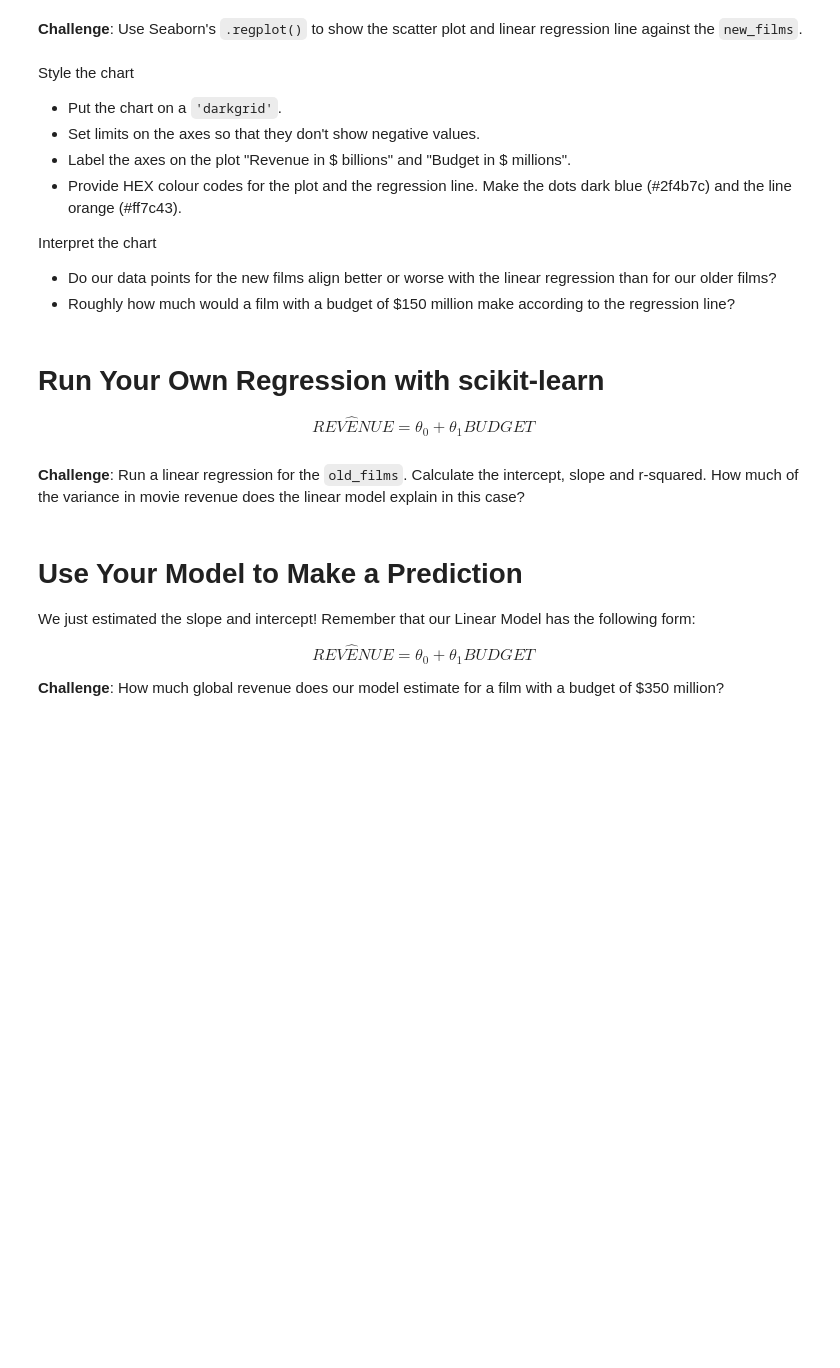
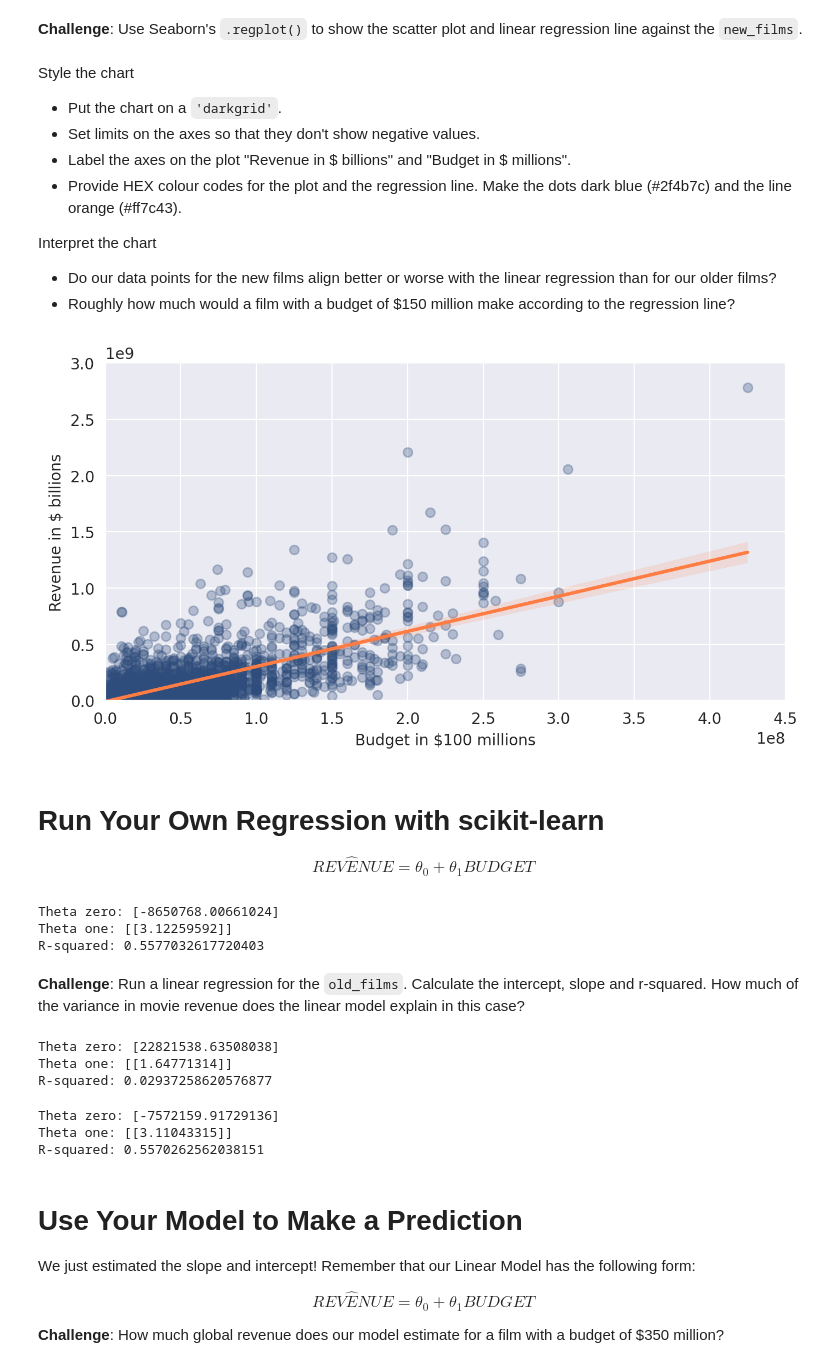
Before and after one commit to Fresnel-Fabian/100-Days-of-Code--Python, a Jupyter notebook: Day-78/Seaborn_and_Linear_Regression_(start).ipynb, the cells around one changed output. Saved outputs shown, nothing was run; the diff lists cells and outputs as text; code cells hidden in the pictures; blank space fills up the shorter version.

```diff
--- a/Day-78/Seaborn_and_Linear_Regression_(start).ipynb
+++ b/Day-78/Seaborn_and_Linear_Regression_(start).ipynb
@@ -416,12 +427,62 @@ Interpret the chart
 
 * Do our data points for the new films align better or worse with the linear regression than for our older films?
 * Roughly how much would a film with a budget of $150 million make according to the regression line?
+# %%
+plt.figure(figsize=(8, 4), dpi=200)
+with sns.axes_style("darkgrid"):
+    ax = sns.regplot(data=new_films,
+                     x="USD_Production_Budget",
+                     y="USD_Worldwide_Gross",
+                     color="#2f4d7c", # color of dot
+                     scatter_kws={"alpha": 0.3},
+                     line_kws = {"color": "#ff7c43"} # color of line
+                     )
+    ax.set(ylim=(0, 3000000000),
+           xlim=(0, 450000000),
+           ylabel="Revenue in $ billions",
+           xlabel="Budget in $100 millions")
+# %% [output]
+[figure, added]
 # %% [markdown]
 # Run Your Own Regression with scikit-learn
 
 $$ REV \hat ENUE = \theta _0 + \theta _1 BUDGET$$
+# %%
+regression = LinearRegression()
+X = pd.DataFrame(new_films, columns=["USD_Production_Budget"])
+y = pd.DataFrame(new_films, columns=["USD_Worldwide_Gross"])
+regression.fit(X, y)
+print(f"Theta zero: {regression.intercept_}")
+print(f"Theta one: {regression.coef_}")
+print(f"R-squared: {regression.score(X, y)}")
+# %% [output]
+Theta zero: [-8650768.00661024]
+Theta one: [[3.12259592]]
+R-squared: 0.5577032617720403
 # %% [markdown]
 **Challenge**: Run a linear regression for the `old_films`. Calculate the intercept, slope and r-squared. How much of the variance in movie revenue does the linear model explain in this case?
+# %%
+X = pd.DataFrame(old_films, columns=["USD_Production_Budget"])
+y = pd.DataFrame(old_films, columns=["USD_Worldwide_Gross"])
+regression.fit(X, y)
+print(f"Theta zero: {regression.intercept_}")
+print(f"Theta one: {regression.coef_}")
+print(f"R-squared: {regression.score(X, y)}")
+# %% [output]
+Theta zero: [22821538.63508038]
+Theta one: [[1.64771314]]
+R-squared: 0.02937258620576877
+# %%
+X = pd.DataFrame(data_clean, columns=["USD_Production_Budget"])
+y = pd.DataFrame(data_clean, columns=["USD_Worldwide_Gross"])
+regression.fit(X, y)
+print(f"Theta zero: {regression.intercept_}")
+print(f"Theta one: {regression.coef_}")
+print(f"R-squared: {regression.score(X, y)}")
+# %% [output]
+Theta zero: [-7572159.91729136]
+Theta one: [[3.11043315]]
+R-squared: 0.5570262562038151
 # %% [markdown]
 # Use Your Model to Make a Prediction
 
```
Also changed, not shown: parts of 4 cells of this notebook.
